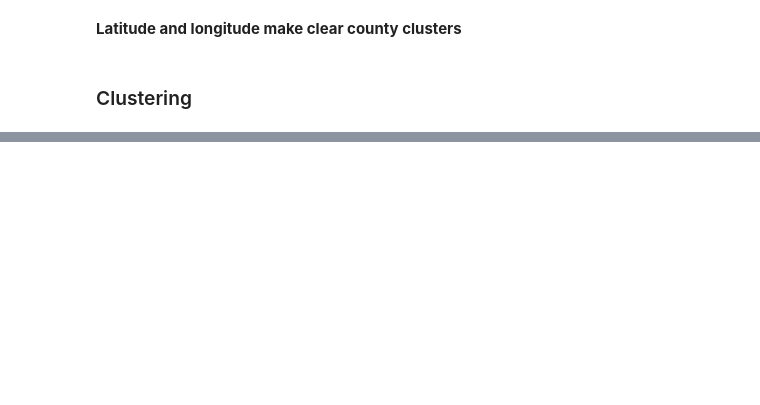
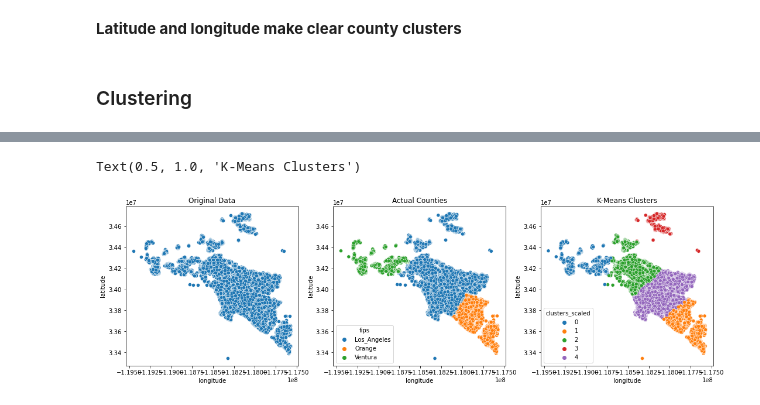
Before and after one commit to lochlynlaskowski/clustering-exercises, a Jupyter notebook: explore_zillow-project.ipynb, the cells around one changed output, grey strips where cells are left out. Cells and saved outputs as stored; diff of their text form; code cells hidden in the pictures; blank space fills up the shorter version.

```diff
--- a/explore_zillow-project.ipynb
+++ b/explore_zillow-project.ipynb
@@ -373,0 +384,2 @@ Text(0.5, 1.0, 'K-Means Clusters')
+# %%
+train_scaled, validate_scaled, test_scaled = wrangle_zillow.scale_data(train,validate,test)
@@ -373,0 +388,2 @@ Text(0.5, 1.0, 'K-Means Clusters')
+# %%
+X = train_scaled[[ 'yearbuilt','calculatedfinishedsquarefeet']]
@@ -373,0 +397,18 @@ Text(0.5, 1.0, 'K-Means Clusters')
+# %%
+train['clusters_scaled'] = kmeans.predict(X)
+# %%
+plt.figure(figsize=(18,5))
+plt.subplot(131)
+sns.scatterplot(data = train, x = 'longitude', y = 'latitude')
+plt.title('Original Data')
+
+plt.subplot(132)
+sns.scatterplot(data = train, x = 'longitude', y = 'latitude', hue = 'fips')
+plt.title('Actual Counties')
+
+plt.subplot(133)
+sns.scatterplot(data = train, x = 'longitude', y = 'latitude', hue = 'clusters_scaled', palette = ('tab10'))
+plt.title('K-Means Clusters')
+# %% [output]
+Text(0.5, 1.0, 'K-Means Clusters')
+[figure, added]
```
Also changed, not shown: parts of 24 cells of this notebook, 2 other files.
